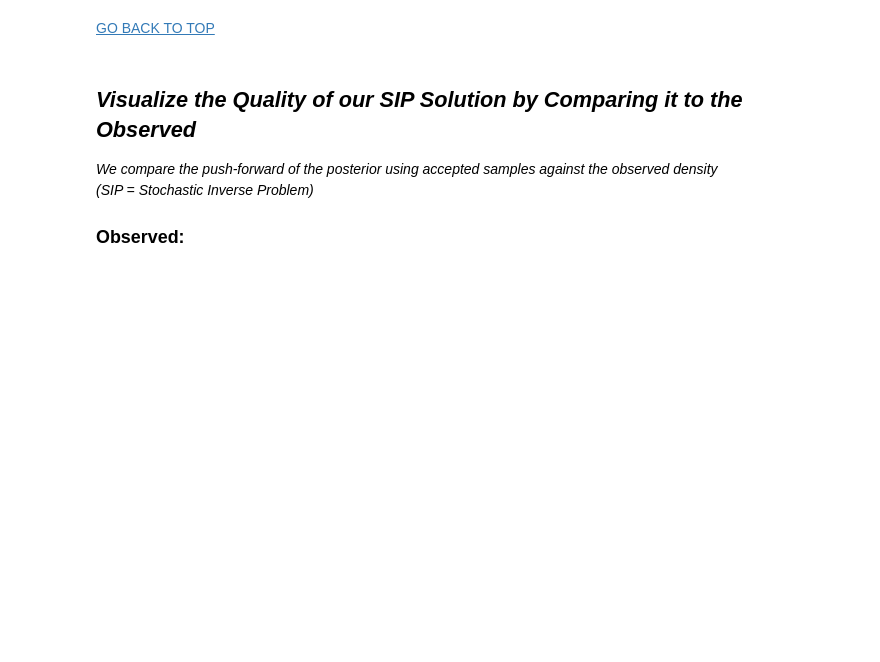
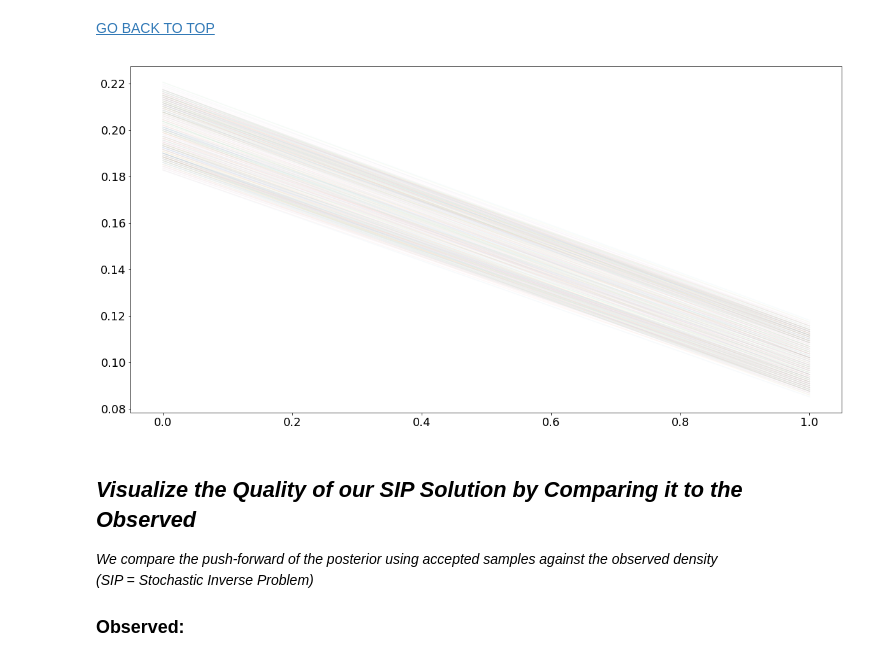
Before and after one commit to mpilosov/ConsistentBayes, a Jupyter notebook: examples/CBPaper_Examples_SIR.ipynb, the cells around one changed output. Drawn from its saved outputs; the diff is of its cells as text; code cells hidden in the pictures; blank space fills up the shorter version.

```diff
--- a/examples/CBPaper_Examples_SIR.ipynb
+++ b/examples/CBPaper_Examples_SIR.ipynb
@@ -428,5 +434,15 @@ plt.show()
 # %% [markdown]
 [GO BACK TO TOP](#Define-Functions)
+# %%
+A = X[inddd,:]
+# %%
+for i in range(A.shape[0]):
+    plt.plot(range(A.shape[1]),  A[i,:] , alpha = 3./100)
+# for j in range(A.shape[1]):
+#     plt.vlines(j, 0, 1)
+plt.show()
+# %% [output]
+[figure, added]
 # %% [markdown]
 ## _Visualize the Quality of our SIP Solution by Comparing it to the Observed_
 _We compare the push-forward of the posterior using accepted samples against the observed density_
```
Also changed, not shown: parts of 10 cells of this notebook, 3 other files.
